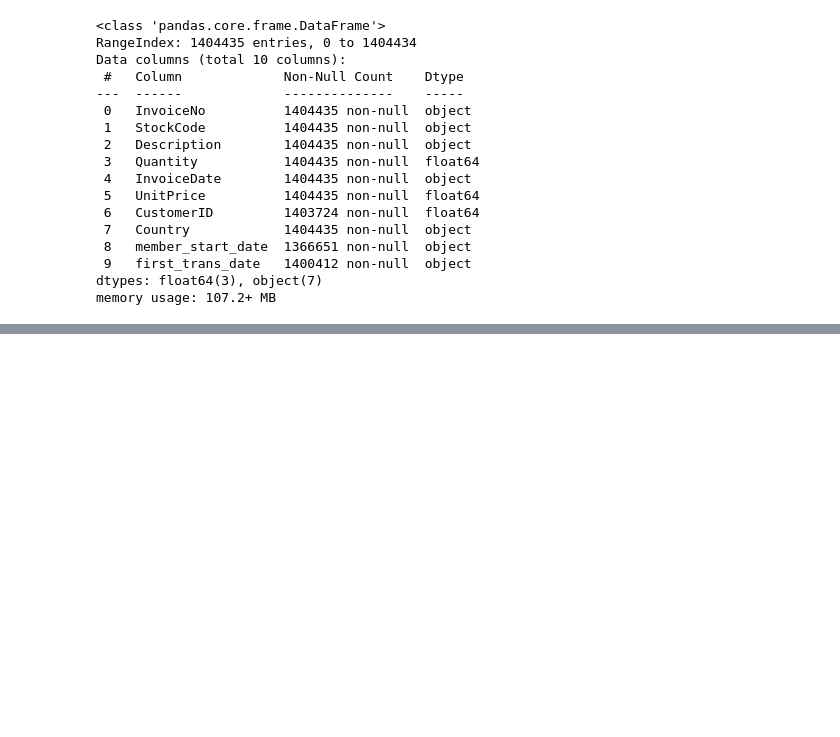
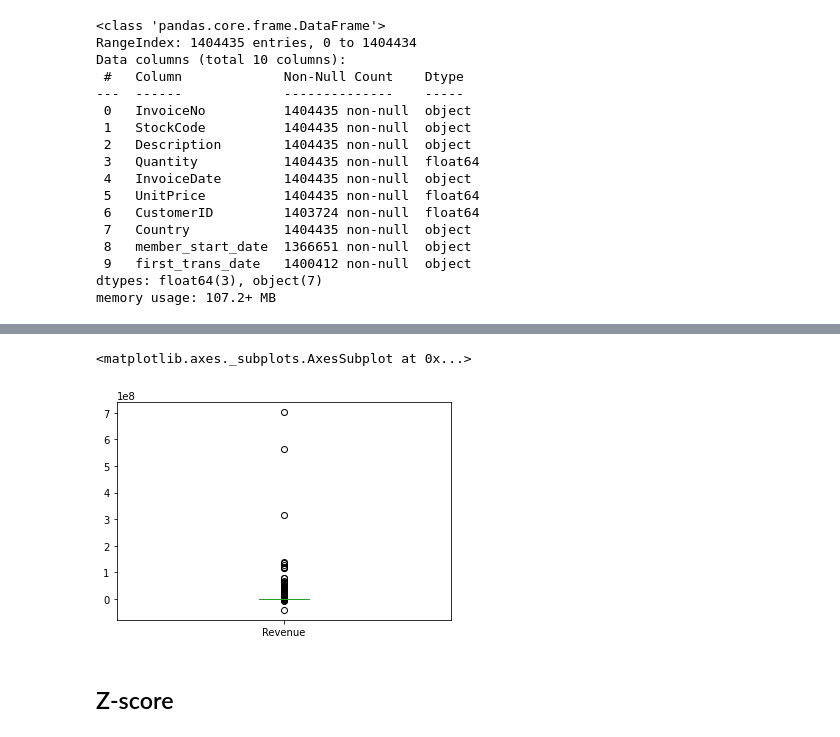
Before and after one commit to corrine1106/Project_EDA, a Jupyter notebook: EDA.ipynb, the cells around one changed output, grey strips where cells are left out. Saved outputs shown, nothing was run; the diff lists cells and outputs as text; code cells hidden in the pictures; blank space fills up the shorter version.

```diff
--- a/EDA.ipynb
+++ b/EDA.ipynb
@@ -51,0 +111,2 @@ Name: Description, Length: 870, dtype: int64
+# %%
+df.drop(df.loc[df['CustomerID'].isna()].index, inplace=True)
@@ -75,0 +124,8 @@ Name: 1000, dtype: object
+# %%
+def transfer_revernue(row):
+  if (row['Quantity'] < 0) & (row['UnitPrice']<0):
+    return row['Quantity']*-row['UnitPrice']
+  else:
+    return row['Quantity']*row['UnitPrice']
+# %%
+df['Revenue'] = df.apply(transfer_revernue,axis=1)
@@ -75,0 +149,7 @@ Name: 1000, dtype: object
+# %%
+df.Revenue.plot.box()
+# %% [output]
+<matplotlib.axes._subplots.AxesSubplot at 0x...>
+[figure, added]
+# %% [markdown]
+## Z-score
```
Also changed, not shown: parts of 67 cells of this notebook.
